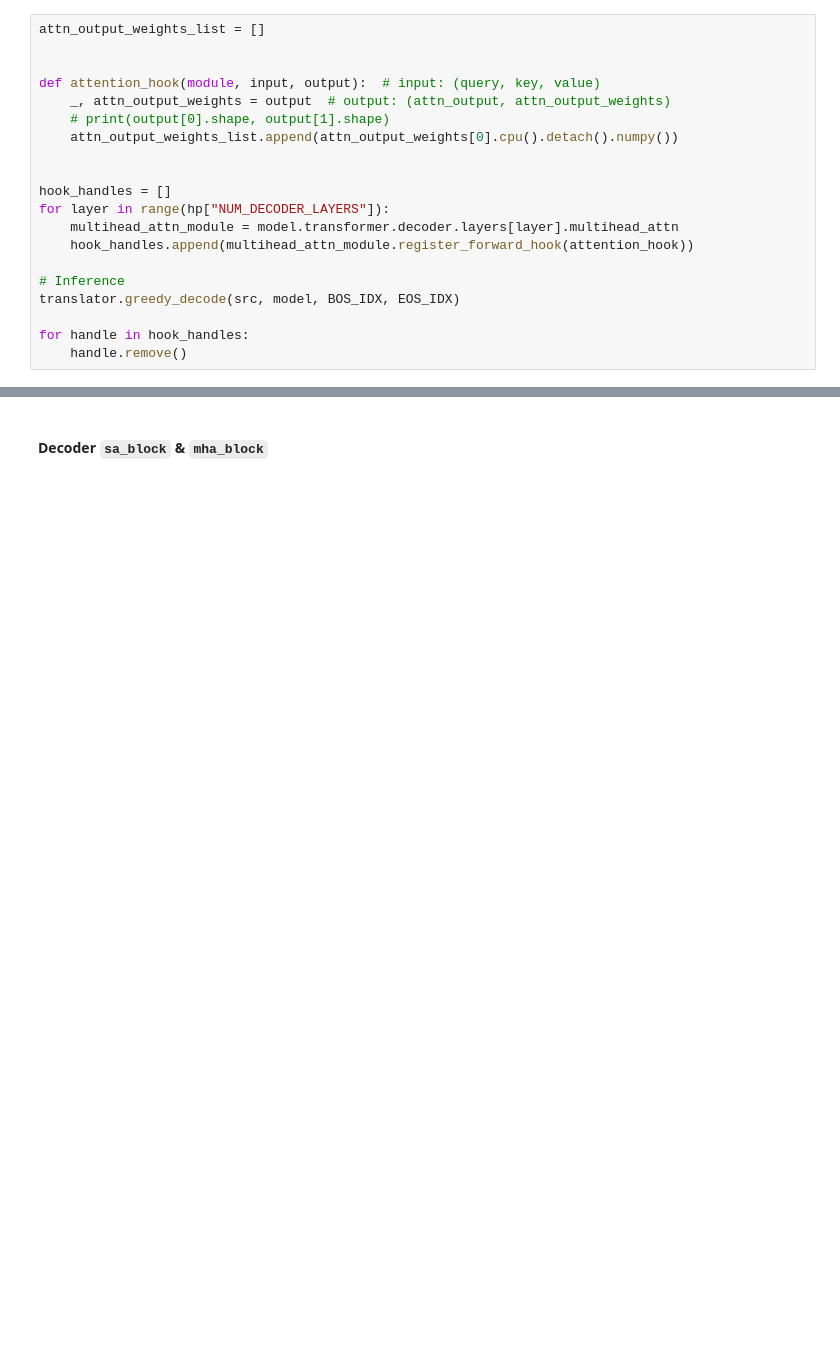
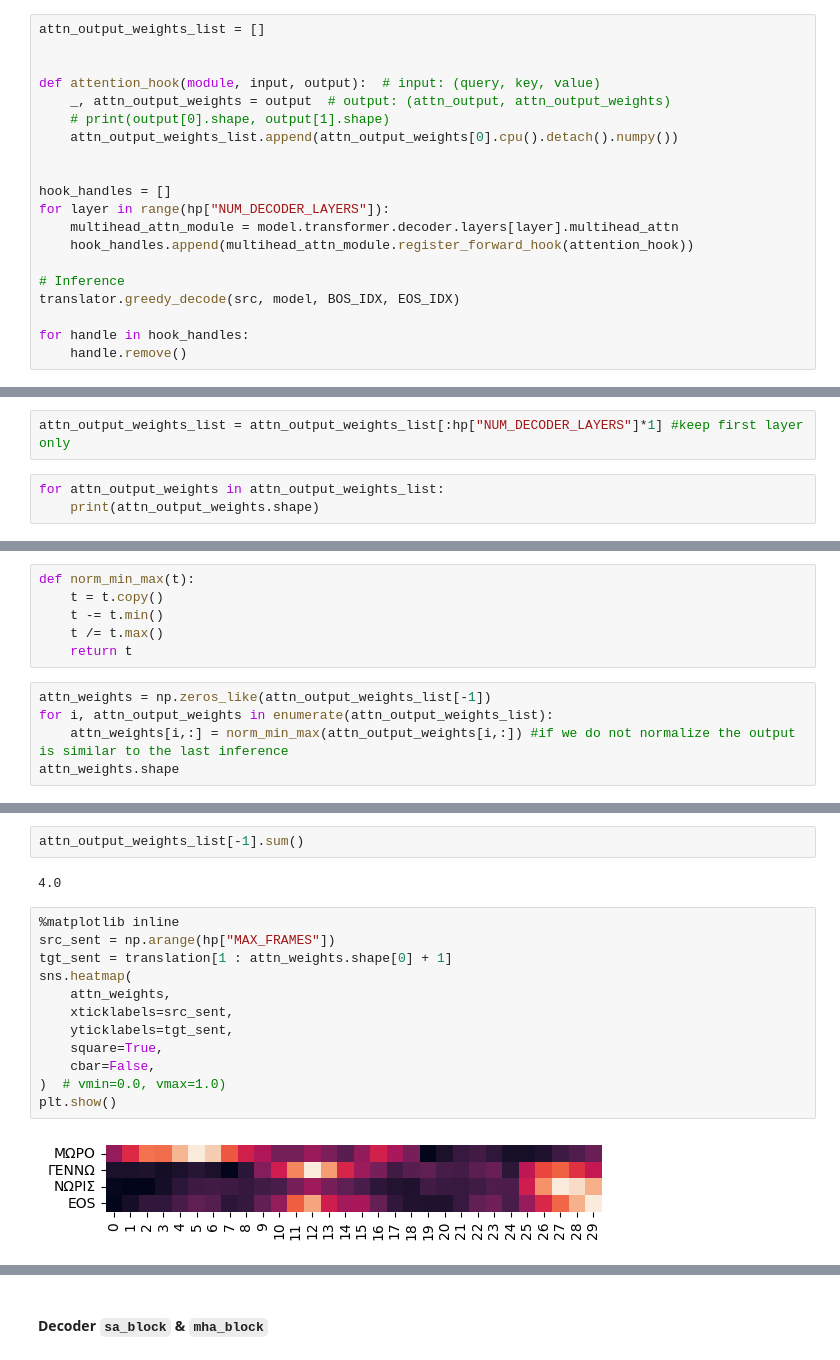
Before and after one commit to pedroodb/sign_attention, a Jupyter notebook: src/interp.ipynb, the cells around one changed output, grey strips where cells are left out. Saved outputs shown, nothing was run; the diff lists cells and outputs as text; blank space fills up the shorter version.

```diff
--- a/src/interp.ipynb
+++ b/src/interp.ipynb
@@ -206,0 +231,5 @@ plot_decoder_layers(
+# %%
+attn_output_weights_list = attn_output_weights_list[:hp["NUM_DECODER_LAYERS"]*1] #keep first layer only
+# %%
+for attn_output_weights in attn_output_weights_list:
+    print(attn_output_weights.shape)
@@ -206,0 +241,11 @@ plot_decoder_layers(
+# %%
+def norm_min_max(t):
+    t = t.copy()
+    t -= t.min()
+    t /= t.max()
+    return t
+# %%
+attn_weights = np.zeros_like(attn_output_weights_list[-1])
+for i, attn_output_weights in enumerate(attn_output_weights_list):
+    attn_weights[i,:] = norm_min_max(attn_output_weights[i,:]) #if we do not normalize the output is similar to the last inference
+attn_weights.shape
@@ -206,0 +300,18 @@ plot_decoder_layers(
+# %%
+attn_output_weights_list[-1].sum()
+# %% [output]
+4.0
+# %%
+%matplotlib inline
+src_sent = np.arange(hp["MAX_FRAMES"])
+tgt_sent = translation[1 : attn_weights.shape[0] + 1]
+sns.heatmap(
+    attn_weights,
+    xticklabels=src_sent,
+    yticklabels=tgt_sent,
+    square=True,
+    cbar=False,
+)  # vmin=0.0, vmax=1.0)
+plt.show()
+# %% [output]
+[figure, added]
```
Also changed, not shown: parts of 12 cells of this notebook.
